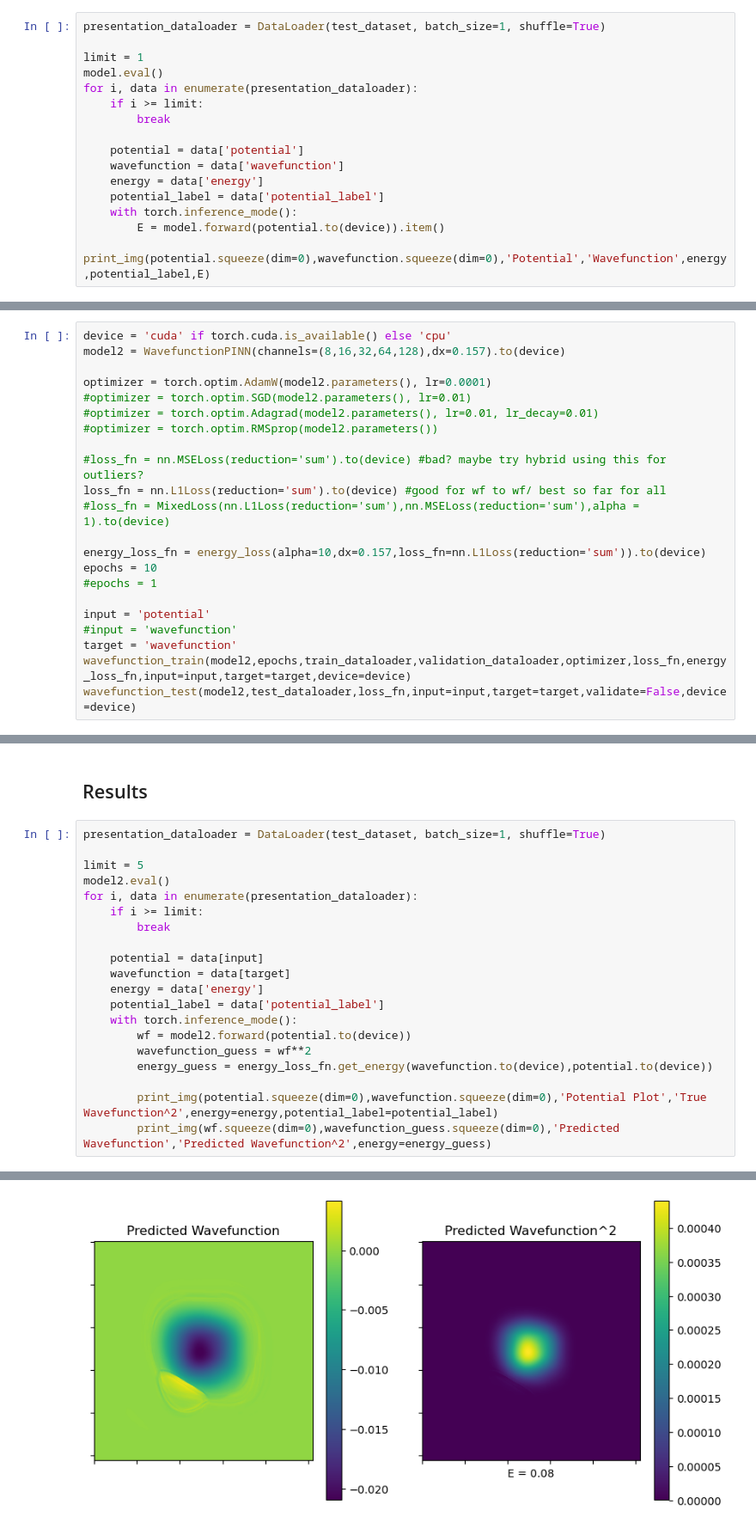
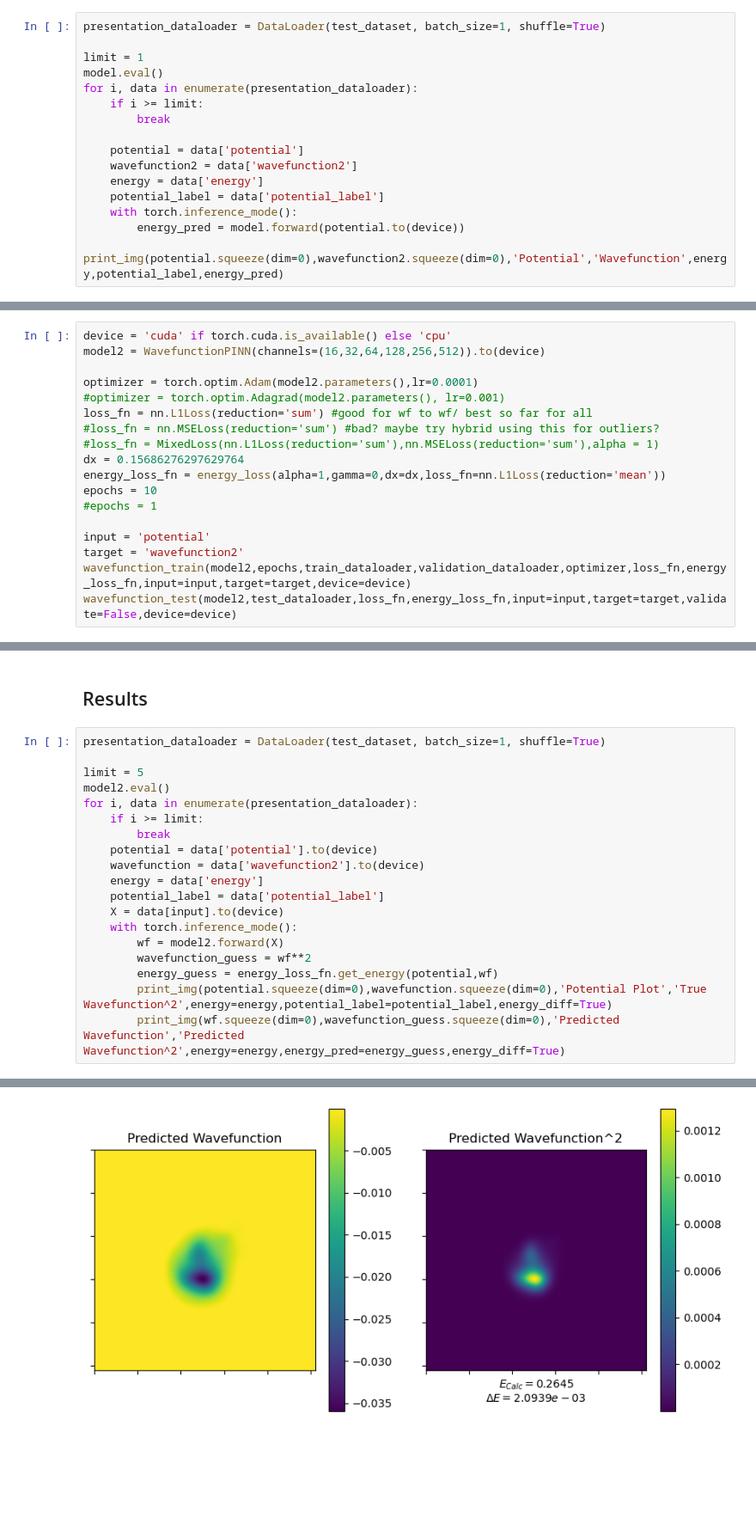
Before and after one commit to jonahmougoue/Quantum-ML-Models, a Jupyter notebook: potential_guess.ipynb, the cells around one changed output, grey strips where cells are left out. Shown at 86% size. Saved outputs shown, nothing was run; the diff lists cells and outputs as text; blank space fills up the shorter version.

```diff
--- a/potential_guess.ipynb
+++ b/potential_guess.ipynb
@@ -187,10 +261,10 @@ for i, data in enumerate(presentation_dataloader):
         break
 
     potential = data['potential']
-    wavefunction = data['wavefunction']
+    wavefunction2 = data['wavefunction2']
     energy = data['energy']
     potential_label = data['potential_label']
     with torch.inference_mode():
-        E = model.forward(potential.to(device)).item()
-        print_img(potential.squeeze(dim=0),wavefunction.squeeze(dim=0),'Potential','Wavefunction',energy,potential_label,E)
+        energy_pred = model.forward(potential.to(device))
+        print_img(potential.squeeze(dim=0),wavefunction2.squeeze(dim=0),'Potential','Wavefunction',energy,potential_label,energy_pred)
 # %% [output]
@@ -397,25 +598,21 @@ class MixedLoss(nn.Module):
         return self.loss_fn1(y_pred,y_true) + self.loss_fn2(y_pred,y_true) * self.alpha
 # %%
 device = 'cuda' if torch.cuda.is_available() else 'cpu'
-model2 = WavefunctionPINN(channels=(8,16,32,64,128),dx=0.157).to(device)
+model2 = WavefunctionPINN(channels=(16,32,64,128,256,512)).to(device)
 
-optimizer = torch.optim.AdamW(model2.parameters(), lr=0.0001)
-#optimizer = torch.optim.SGD(model2.parameters(), lr=0.01)
-#optimizer = torch.optim.Adagrad(model2.parameters(), lr=0.01, lr_decay=0.01)
-#optimizer = torch.optim.RMSprop(model2.parameters())
-
-#loss_fn = nn.MSELoss(reduction='sum').to(device) #bad? maybe try hybrid using this for outliers?
-loss_fn = nn.L1Loss(reduction='sum').to(device) #good for wf to wf/ best so far for all
-#loss_fn = MixedLoss(nn.L1Loss(reduction='sum'),nn.MSELoss(reduction='sum'),alpha = 1).to(device)
-
-energy_loss_fn = energy_loss(alpha=10,dx=0.157,loss_fn=nn.L1Loss(reduction='sum')).to(device)
+optimizer = torch.optim.Adam(model2.parameters(),lr=0.0001)
+#optimizer = torch.optim.Adagrad(model2.parameters(), lr=0.001)
+loss_fn = nn.L1Loss(reduction='sum') #good for wf to wf/ best so far for all
+#loss_fn = nn.MSELoss(reduction='sum') #bad? maybe try hybrid using this for outliers?
+#loss_fn = MixedLoss(nn.L1Loss(reduction='sum'),nn.MSELoss(reduction='sum'),alpha = 1)
+dx = 0.15686276297629764
+energy_loss_fn = energy_loss(alpha=1,gamma=0,dx=dx,loss_fn=nn.L1Loss(reduction='mean'))
 epochs = 10
 #epochs = 1
 
 input = 'potential'
-#input = 'wavefunction'
-target = 'wavefunction'
+target = 'wavefunction2'
 wavefunction_train(model2,epochs,train_dataloader,validation_dataloader,optimizer,loss_fn,energy_loss_fn,input=input,target=target,device=device)
-wavefunction_test(model2,test_dataloader,loss_fn,input=input,target=target,validate=False,device=device)
+wavefunction_test(model2,test_dataloader,loss_fn,energy_loss_fn,input=input,target=target,validate=False,device=device)
 # %% [output]
 Epoch 1/10
@@ -462,16 +636,15 @@ model2.eval()
 for i, data in enumerate(presentation_dataloader):
     if i >= limit:
         break
-
-    potential = data[input]
-    wavefunction = data[target]
+    potential = data['potential'].to(device)
+    wavefunction = data['wavefunction2'].to(device)
     energy = data['energy']
     potential_label = data['potential_label']
+    X = data[input].to(device)
     with torch.inference_mode():
-        wf = model2.forward(potential.to(device))
+        wf = model2.forward(X)
         wavefunction_guess = wf**2
-        energy_guess = energy_loss_fn.get_energy(wavefunction.to(device),potential.to(device))
-
-        print_img(potential.squeeze(dim=0),wavefunction.squeeze(dim=0),'Potential Plot','True Wavefunction^2',energy=energy,potential_label=potential_label)
-        print_img(wf.squeeze(dim=0),wavefunction_guess.squeeze(dim=0),'Predicted Wavefunction','Predicted Wavefunction^2',energy=energy_guess)
+        energy_guess = energy_loss_fn.get_energy(potential,wf)
+        print_img(potential.squeeze(dim=0),wavefunction.squeeze(dim=0),'Potential Plot','True Wavefunction^2',energy=energy,potential_label=potential_label,energy_diff=True)
+        print_img(wf.squeeze(dim=0),wavefunction_guess.squeeze(dim=0),'Predicted Wavefunction','Predicted Wavefunction^2',energy=energy,energy_pred=energy_guess,energy_diff=True)
 # %% [output]
@@ -479 +652 @@ for i, data in enumerate(presentation_dataloader):
-[figure, old version]
+[figure, new version]
```
Also changed, not shown: parts of 20 cells of this notebook, 1 other file.
